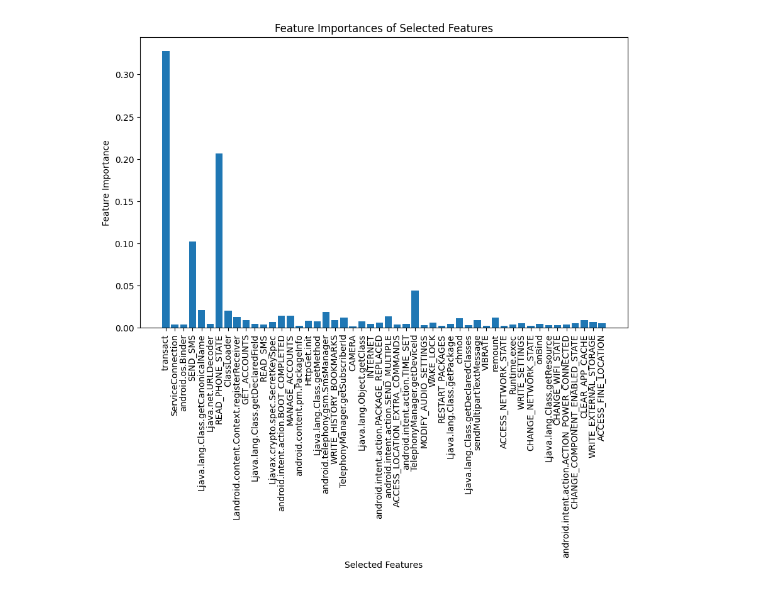
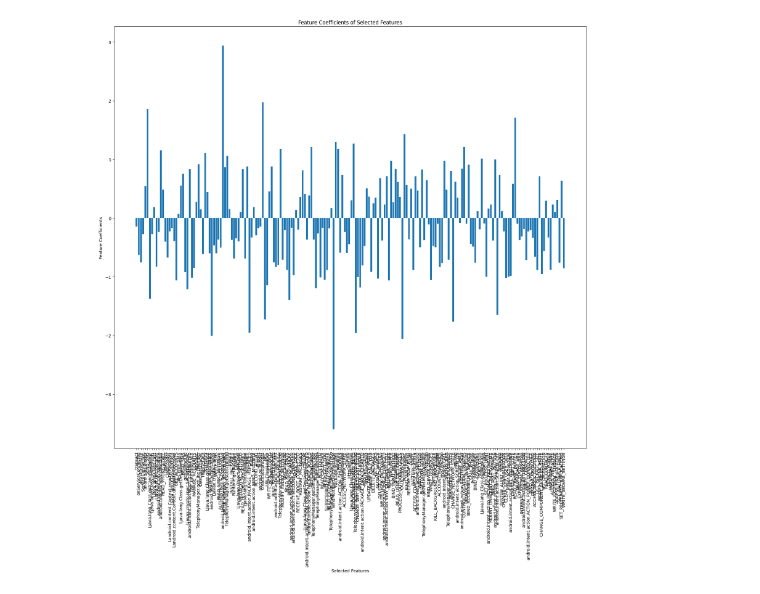
Before and after one commit to naimishaawasthi14/naimisha, a Jupyter notebook: Welcome_To_Colab.ipynb, the cells around one changed output. Saved outputs shown, nothing was run; the diff lists cells and outputs as text; code cells hidden in the pictures.

```diff
--- a/Welcome_To_Colab.ipynb
+++ b/Welcome_To_Colab.ipynb
@@ -145,16 +420,16 @@ Logistic Regression accuracy with selected features: 0.9670877659574468
 # %%
 import matplotlib.pyplot as plt
 
-# Get feature importances from RFECV
-feature_importances = rfe.estimator_.feature_importances_
+# Get feature coefficients from RFECV's estimator (SVC)
+feature_coefficients = rfe.estimator_.coef_.reshape(-1)
 
 # Create a bar plot
-plt.figure(figsize=(10, 6))
-plt.bar(range(len(selected_features)), feature_importances, align='center')
+plt.figure(figsize=(20, 18))
+plt.bar(range(len(selected_features)), feature_coefficients, align='center')
 plt.xticks(range(len(selected_features)), selected_features, rotation=90)
 plt.xlabel('Selected Features')
-plt.ylabel('Feature Importance')
-plt.title('Feature Importances of Selected Features')
+plt.ylabel('Feature Coefficients')
+plt.title('Feature Coefficients of Selected Features')
 plt.show()
 # %% [output]
-[figure, old version]
+[figure, new version]
```
Also changed, not shown: parts of 7 cells of this notebook.
